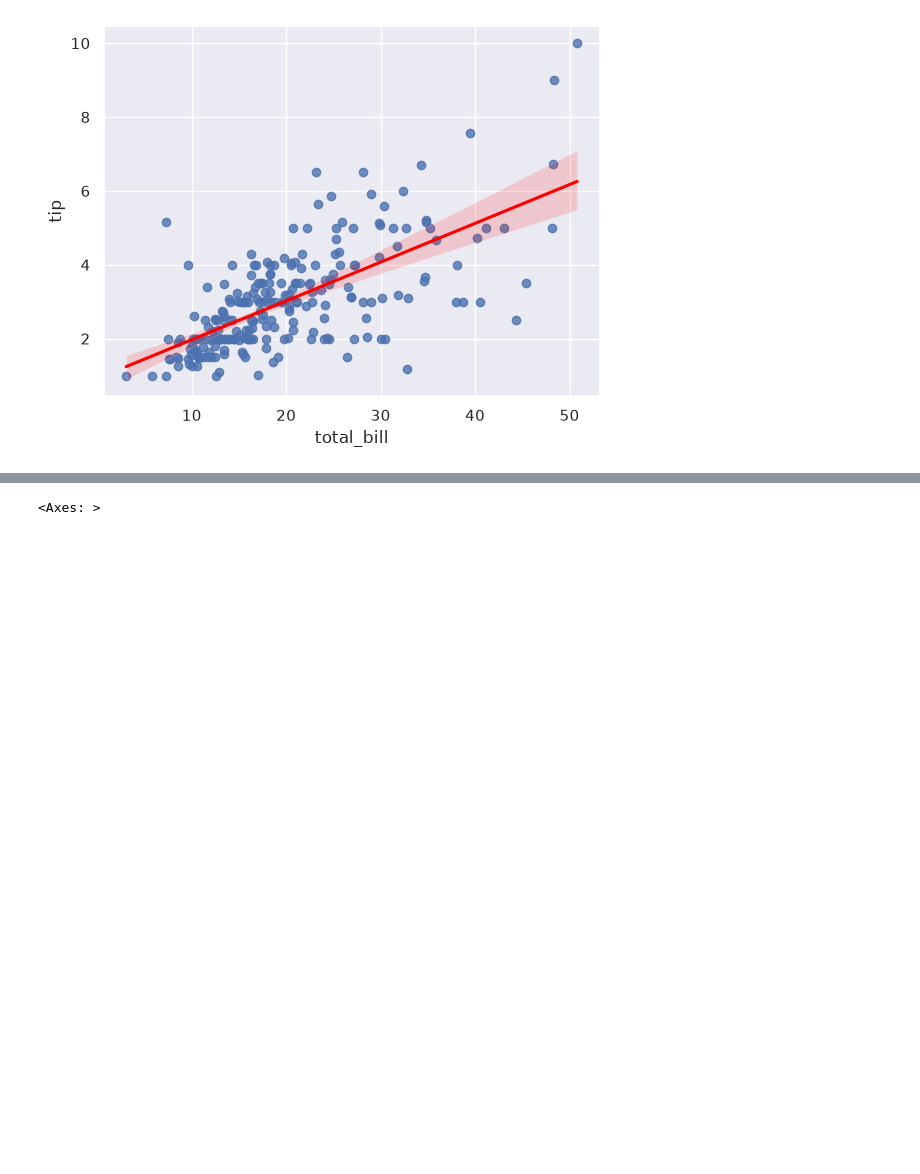
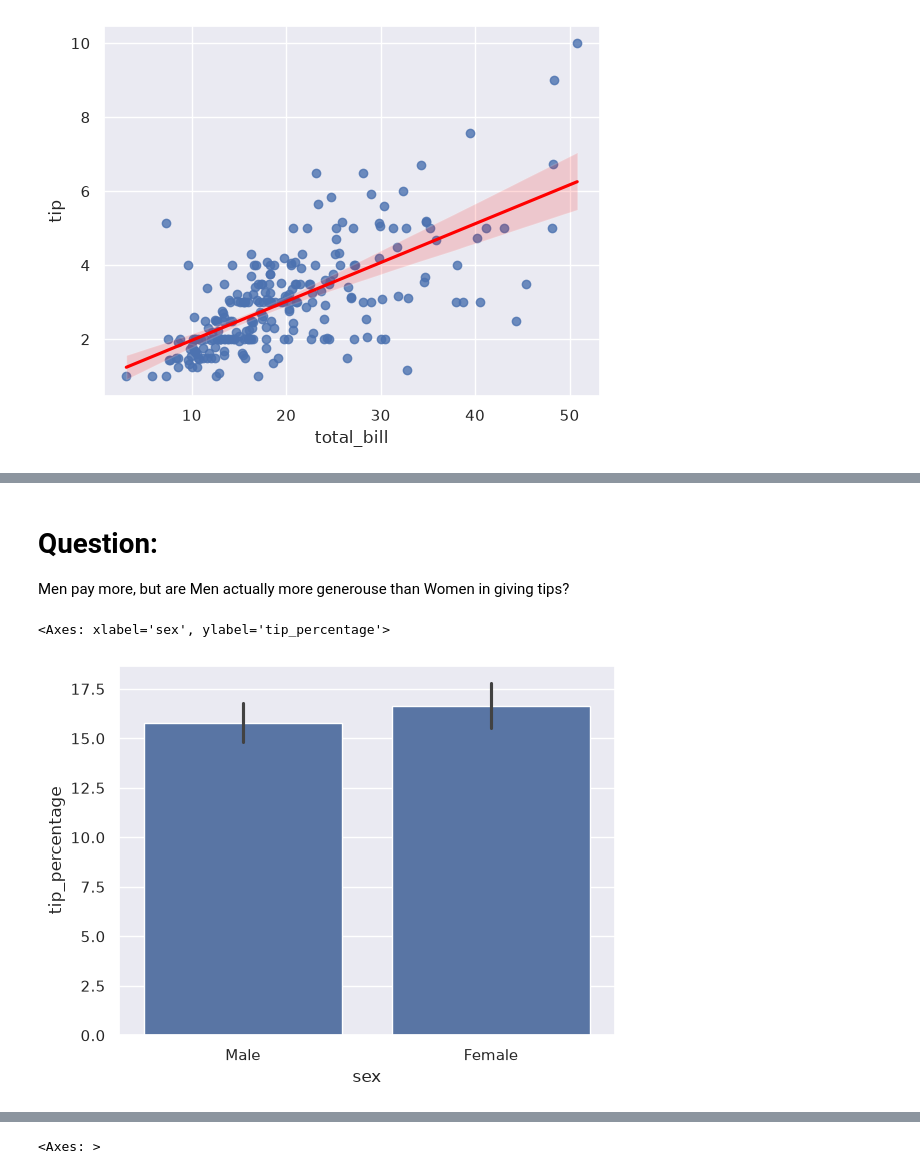
Before and after one commit to amir-razmi/tips-dataset-regression, a Jupyter notebook: notebooks/3-multivariate-data-analysis.ipynb, the cells around one changed output, grey strips where cells are left out. Drawn from its saved outputs; the diff is of its cells as text; code cells hidden in the pictures; blank space fills up the shorter version.

```diff
--- a/notebooks/3-multivariate-data-analysis.ipynb
+++ b/notebooks/3-multivariate-data-analysis.ipynb
@@ -94,0 +54,15 @@ sns.displot(data=df, x='tip', hue='sex', col='day', kind='kde', palette='viridis
+# %% [markdown]
+# Question:
+Men pay more, but are Men actually more generouse than Women in giving tips?
+# %%
+df['tip_percentage'] = df['tip'] / df['total_bill'] * 100
+
+sns.barplot(data=df, y='tip_percentage', x='sex')
+
+#INFO: The bar plot shows that the average tip percentage is higher for females than males, indicating that females tend to tip more generously than males on average.
+
+#INFO: The difference between male & female tip percentages is not very large. and this difference mostly is because of noise.
+#      Which means the "sex" feature is not a good predictor of tip percentage.
+# %% [output]
+<Axes: xlabel='sex', ylabel='tip_percentage'>
+[figure, added]
```
Also changed, not shown: parts of 17 cells of this notebook, 1 other file.
